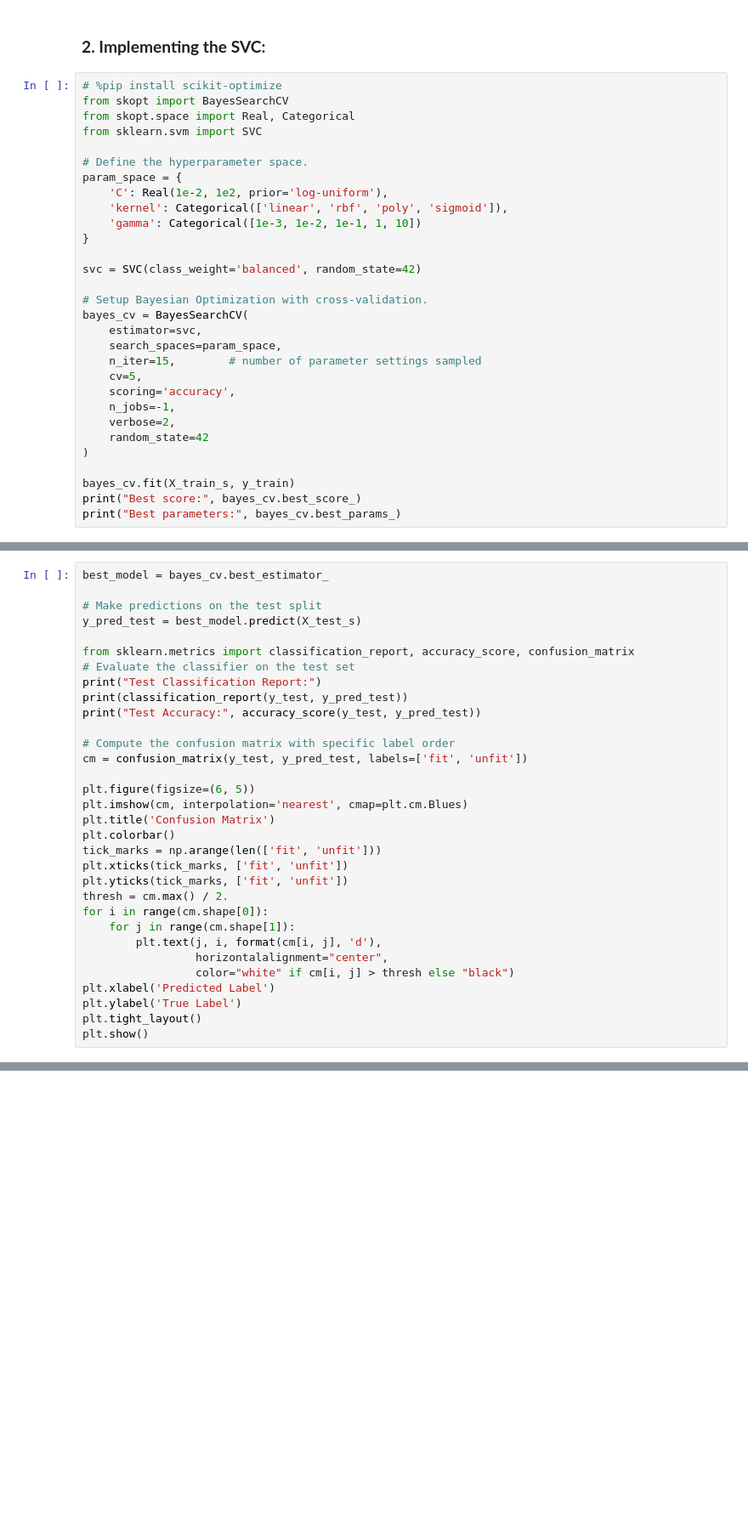
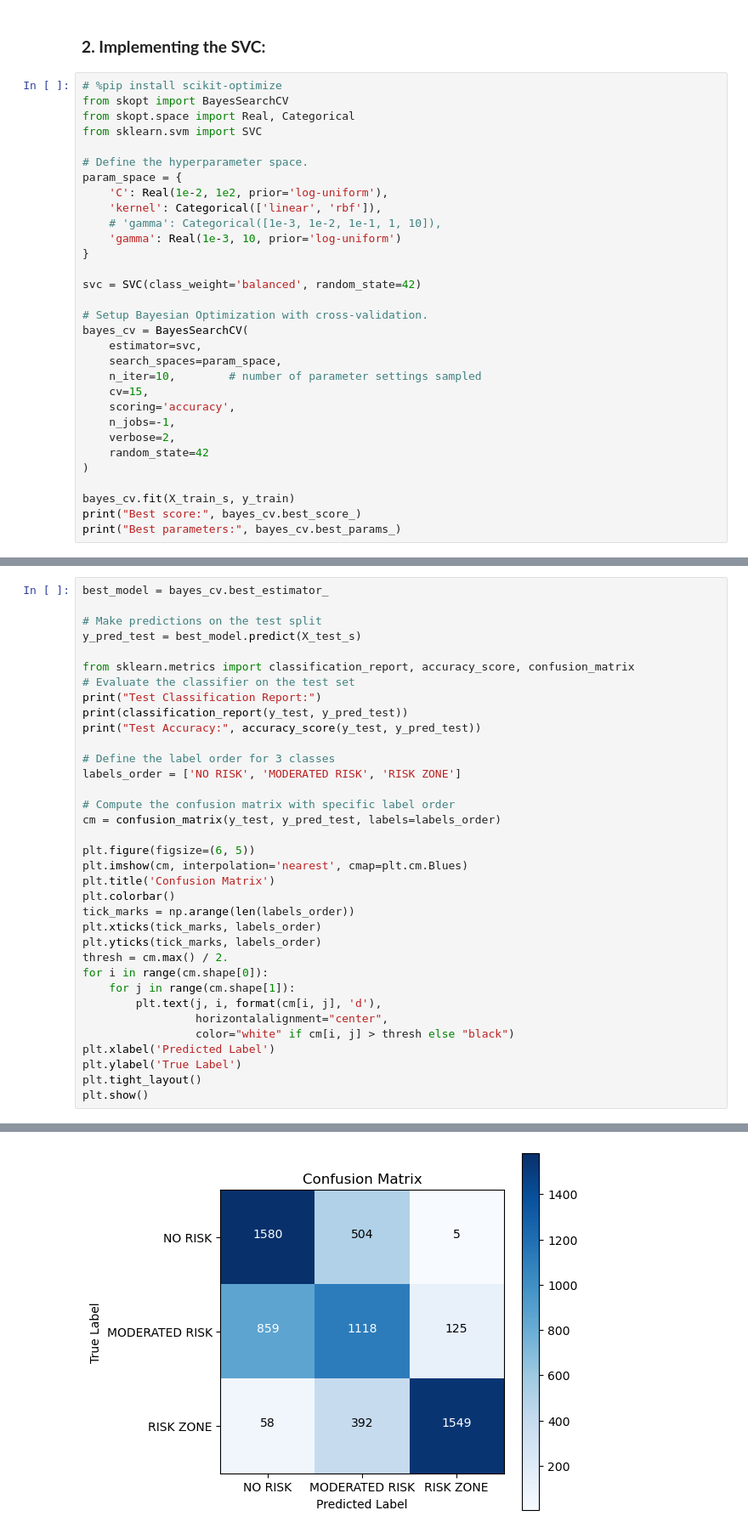
Before and after one commit to spechta/turbofan_rul, a Jupyter notebook: classifier.ipynb, the cells around one changed output, grey strips where cells are left out. Shown at 85% size. Drawn from its saved outputs; the diff is of its cells as text; blank space fills up the shorter version.

```diff
--- a/classifier.ipynb
+++ b/classifier.ipynb
@@ -260,8 +281,9 @@ from sklearn.svm import SVC
 # Define the hyperparameter space.
 param_space = {
     'C': Real(1e-2, 1e2, prior='log-uniform'),
-    'kernel': Categorical(['linear', 'rbf', 'poly', 'sigmoid']),
-    'gamma': Categorical([1e-3, 1e-2, 1e-1, 1, 10])
+    'kernel': Categorical(['linear', 'rbf']),
+    # 'gamma': Categorical([1e-3, 1e-2, 1e-1, 1, 10]),
+    'gamma': Real(1e-3, 10, prior='log-uniform')
 }
 
 svc = SVC(class_weight='balanced', random_state=42)
@@ -270,8 +292,8 @@ svc = SVC(class_weight='balanced', random_state=42)
 bayes_cv = BayesSearchCV(
     estimator=svc,
     search_spaces=param_space,
-    n_iter=15,        # number of parameter settings sampled
-    cv=5,
+    n_iter=10,        # number of parameter settings sampled
+    cv=15,
     scoring='accuracy',
     n_jobs=-1,
     verbose=2,
@@ -348,16 +335,19 @@ print("Test Classification Report:")
 print(classification_report(y_test, y_pred_test))
 print("Test Accuracy:", accuracy_score(y_test, y_pred_test))
 
+# Define the label order for 3 classes
+labels_order = ['NO RISK', 'MODERATED RISK', 'RISK ZONE']
+
 # Compute the confusion matrix with specific label order
-cm = confusion_matrix(y_test, y_pred_test, labels=['fit', 'unfit'])
+cm = confusion_matrix(y_test, y_pred_test, labels=labels_order)
 
 plt.figure(figsize=(6, 5))
 plt.imshow(cm, interpolation='nearest', cmap=plt.cm.Blues)
 plt.title('Confusion Matrix')
 plt.colorbar()
-tick_marks = np.arange(len(['fit', 'unfit']))
-plt.xticks(tick_marks, ['fit', 'unfit'])
-plt.yticks(tick_marks, ['fit', 'unfit'])
+tick_marks = np.arange(len(labels_order))
+plt.xticks(tick_marks, labels_order)
+plt.yticks(tick_marks, labels_order)
 thresh = cm.max() / 2.
 for i in range(cm.shape[0]):
     for j in range(cm.shape[1]):
@@ -368,3 +358,4 @@ plt.xlabel('Predicted Label')
 plt.ylabel('True Label')
 plt.tight_layout()
 plt.show()
+# %% [output]
@@ -370,0 +374 @@ plt.show()
+[figure, added]
```
Also changed, not shown: parts of 24 cells of this notebook.
